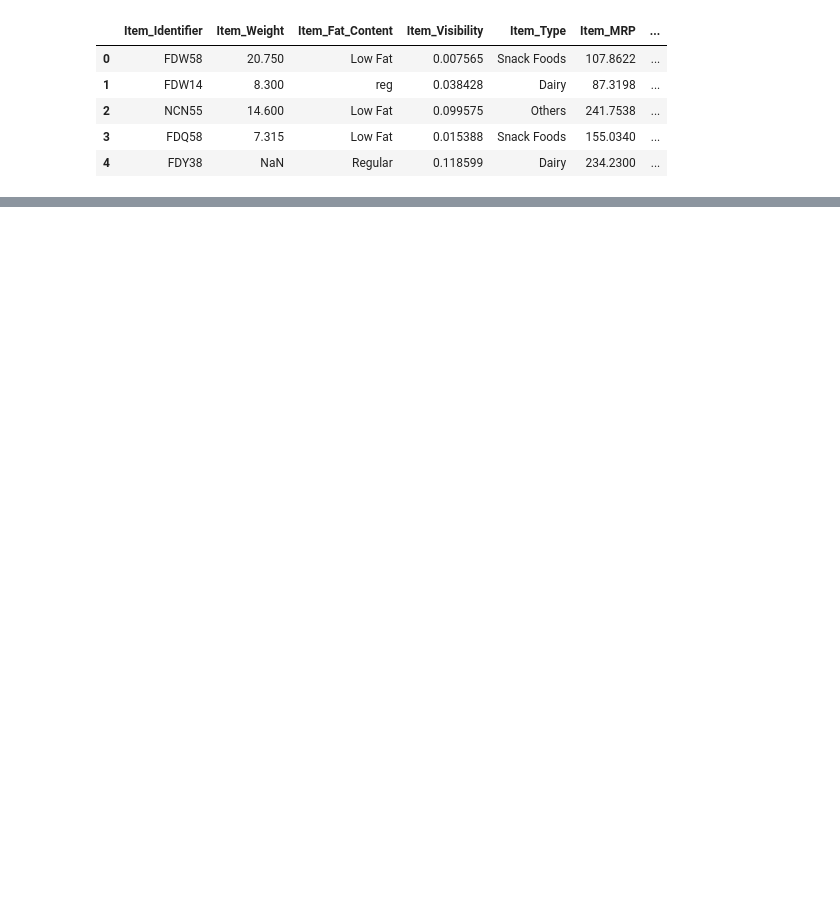
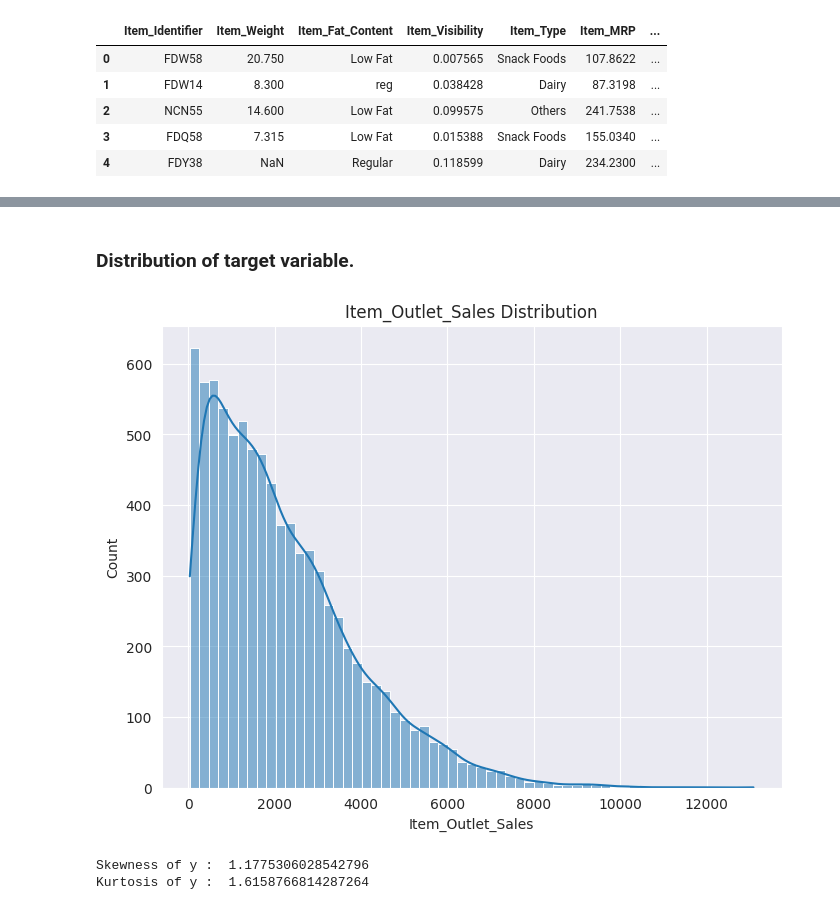
Before and after one commit to Suman-Adhikary/Big-Mart-Sale-Prediction, a Jupyter notebook: Bigmart_Sale_Prediction.ipynb, the cells around one changed output, grey strips where cells are left out. Drawn from its saved outputs; the diff is of its cells as text; code cells hidden in the pictures; blank space fills up the shorter version.

```diff
--- a/Bigmart_Sale_Prediction.ipynb
+++ b/Bigmart_Sale_Prediction.ipynb
@@ -6,6 +6,13 @@
 import pandas as pd
 import numpy as np
 import matplotlib.pyplot as plt
+import seaborn as sns
+from sklearn.impute import KNNImputer
+import warnings
+warnings.simplefilter(action='ignore', category=FutureWarning)
+from prettytable import PrettyTable
+%matplotlib inline
+sns.set_style('darkgrid')
 # %% [markdown]
 # Import dataset.
 # %%
@@ -31,0 +49,4 @@ test_data.head()
+# %%
+X = pd.concat([train_data.iloc[:, :-1], test_data], axis=0)
+y = train_data.iloc[:, -1]
+X = X.drop(['Item_Identifier'], axis=1) #Remove Item_Identifier column.
@@ -31,0 +97,14 @@ test_data.head()
+# %% [markdown]
+### Distribution of target variable.
+# %%
+plt.figure(figsize=(8,6))
+sns.histplot(y, kde=True)
+title = plt.title("Item_Outlet_Sales Distribution")
+# %% [output]
+[figure, added]
+# %%
+print('Skewness of y : ', y.skew())
+print('Kurtosis of y : ', y.kurt())
+# %% [output]
+Skewness of y :  1.1775306028542796
+Kurtosis of y :  1.6158766814287264
```
Also changed, not shown: parts of 16 cells of this notebook.
